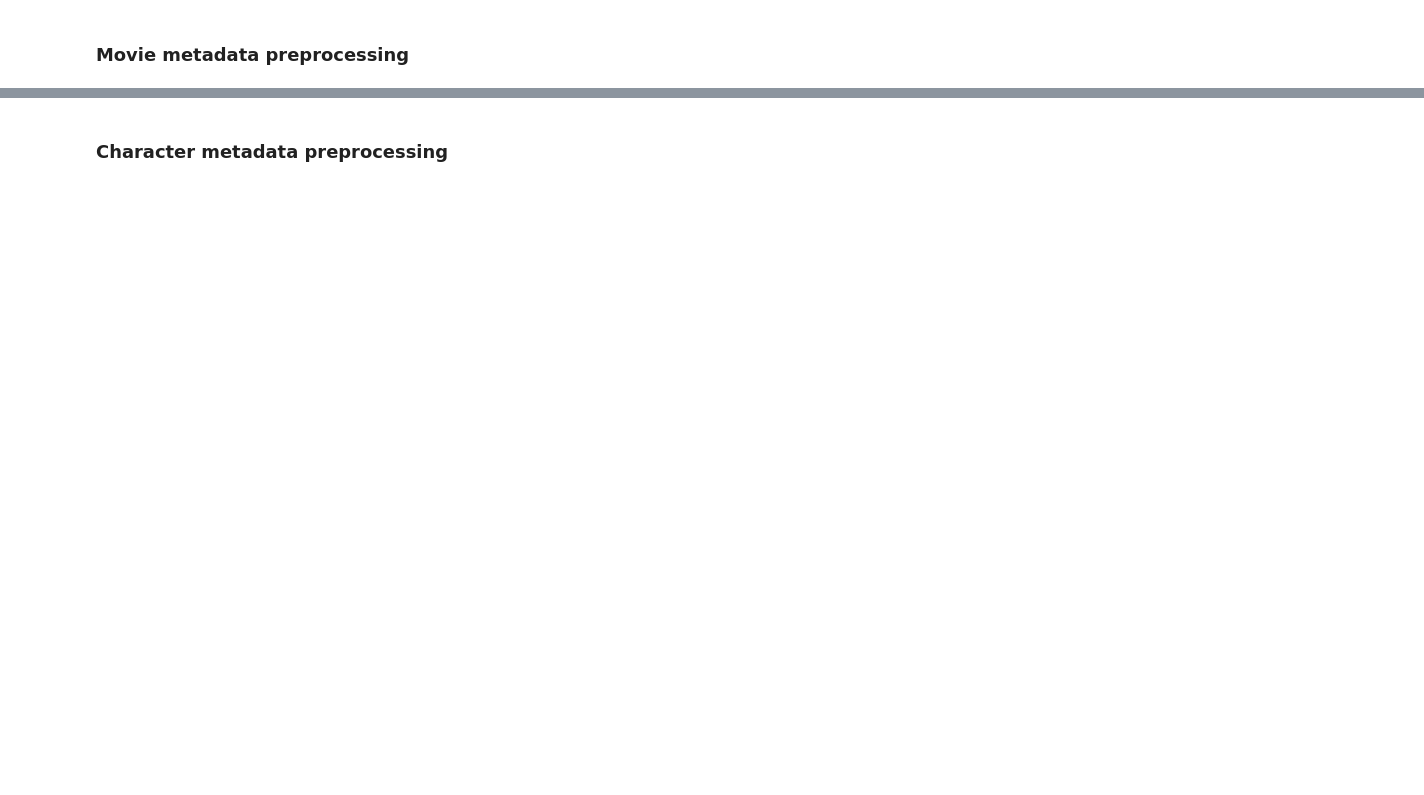
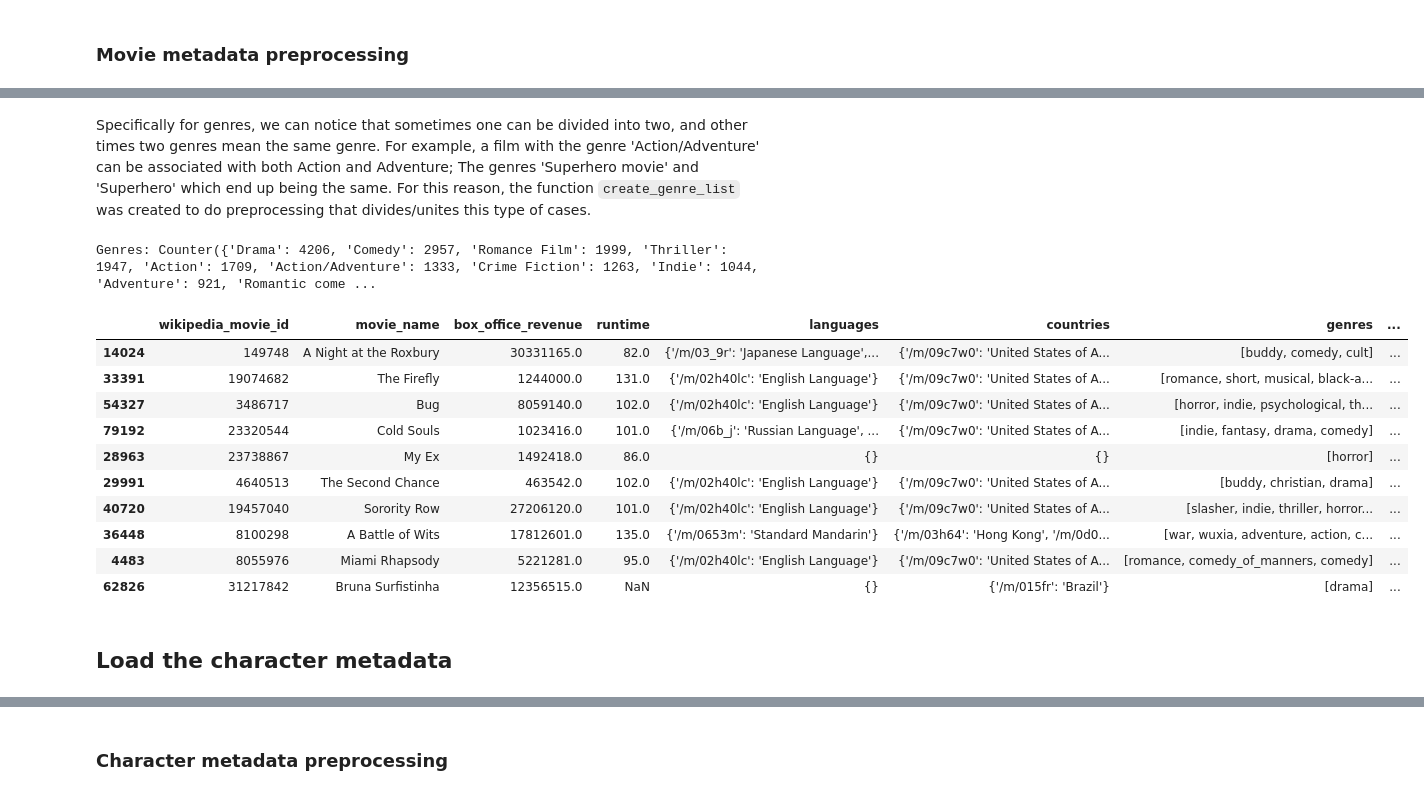
Before and after one commit to epfl-ada/ada-2024-project-awesometeam2024, a Jupyter notebook: results.ipynb, the cells around one changed output, grey strips where cells are left out. Cells and saved outputs as stored; diff of their text form; code cells hidden in the pictures; blank space fills up the shorter version.

```diff
--- a/results.ipynb
+++ b/results.ipynb
@@ -215,0 +176,27 @@ See the caveats in the documentation: https://pandas.pydata.org/pandas-docs/stab
+# %% [markdown]
+Specifically for genres, we can notice that sometimes one can be divided into two, and other times two genres mean the same genre. For example, a film with the genre 'Action/Adventure' can be associated with both Action and Adventure; The genres 'Superhero movie' and 'Superhero' which end up being the same. For this reason, the function `create_genre_list` was created to do preprocessing that divides/unites this type of cases.
+# %%
+df_movies['genres'] = df_movies['genres'].apply(data_utils.convert_to_list)
+print("Genres:", Counter(df_movies['genres'].explode()))
+
+# create_genre_list will convert the string to a list of genres. For a genre like "Action/Adventure", it will return ['Action', 'Adventure']
+df_movies['genres'] = df_movies['genres'].apply(data_utils.create_genre_list)
+
+df_movies.to_csv(CMU_DATA_PREPROCESSED_PATH + 'movie.metadata.csv', index=False)
+
+df_movies.sample(10)
+# %% [output]
+Genres: Counter({'Drama': 4206, 'Comedy': 2957, 'Romance Film': 1999, 'Thriller': 1947, 'Action': 1709, 'Action/Adventure': 1333, 'Crime Fiction': 1263, 'Indie': 1044, 'Adventure': 921, 'Romantic come ...
+|  | wikipedia_movie_id | movie_name | box_office_revenue | runtime | languages | countries | genres | ... |
+| 14024 | 149748 | A Night at the Roxbury | 30331165.0 | 82.0 | {'/m/03_9r': 'Japanese Language',... | {'/m/09c7w0': 'United States of A... | [buddy, comedy, cult] | ... |
+| 33391 | 19074682 | The Firefly | 1244000.0 | 131.0 | {'/m/02h40lc': 'English Language'} | {'/m/09c7w0': 'United States of A... | [romance, short, musical, black-a... | ... |
+| 54327 | 3486717 | Bug | 8059140.0 | 102.0 | {'/m/02h40lc': 'English Language'} | {'/m/09c7w0': 'United States of A... | [horror, indie, psychological, th... | ... |
+| 79192 | 23320544 | Cold Souls | 1023416.0 | 101.0 | {'/m/06b_j': 'Russian Language', ... | {'/m/09c7w0': 'United States of A... | [indie, fantasy, drama, comedy] | ... |
+| 28963 | 23738867 | My Ex | 1492418.0 | 86.0 | {} | {} | [horror] | ... |
+| 29991 | 4640513 | The Second Chance | 463542.0 | 102.0 | {'/m/02h40lc': 'English Language'} | {'/m/09c7w0': 'United States of A... | [buddy, christian, drama] | ... |
+| 40720 | 19457040 | Sorority Row | 27206120.0 | 101.0 | {'/m/02h40lc': 'English Language'} | {'/m/09c7w0': 'United States of A... | [slasher, indie, thriller, horror... | ... |
+| 36448 | 8100298 | A Battle of Wits | 17812601.0 | 135.0 | {'/m/0653m': 'Standard Mandarin'} | {'/m/03h64': 'Hong Kong', '/m/0d0... | [war, wuxia, adventure, action, c... | ... |
+| 4483 | 8055976 | Miami Rhapsody | 5221281.0 | 95.0 | {'/m/02h40lc': 'English Language'} | {'/m/09c7w0': 'United States of A... | [romance, comedy_of_manners, comedy] | ... |
+| 62826 | 31217842 | Bruna Surfistinha | 12356515.0 | NaN | {} | {'/m/015fr': 'Brazil'} | [drama] | ... |
+# %% [markdown]
+## Load the character metadata
```
Also changed, not shown: parts of 35 cells of this notebook, 4 other files.
